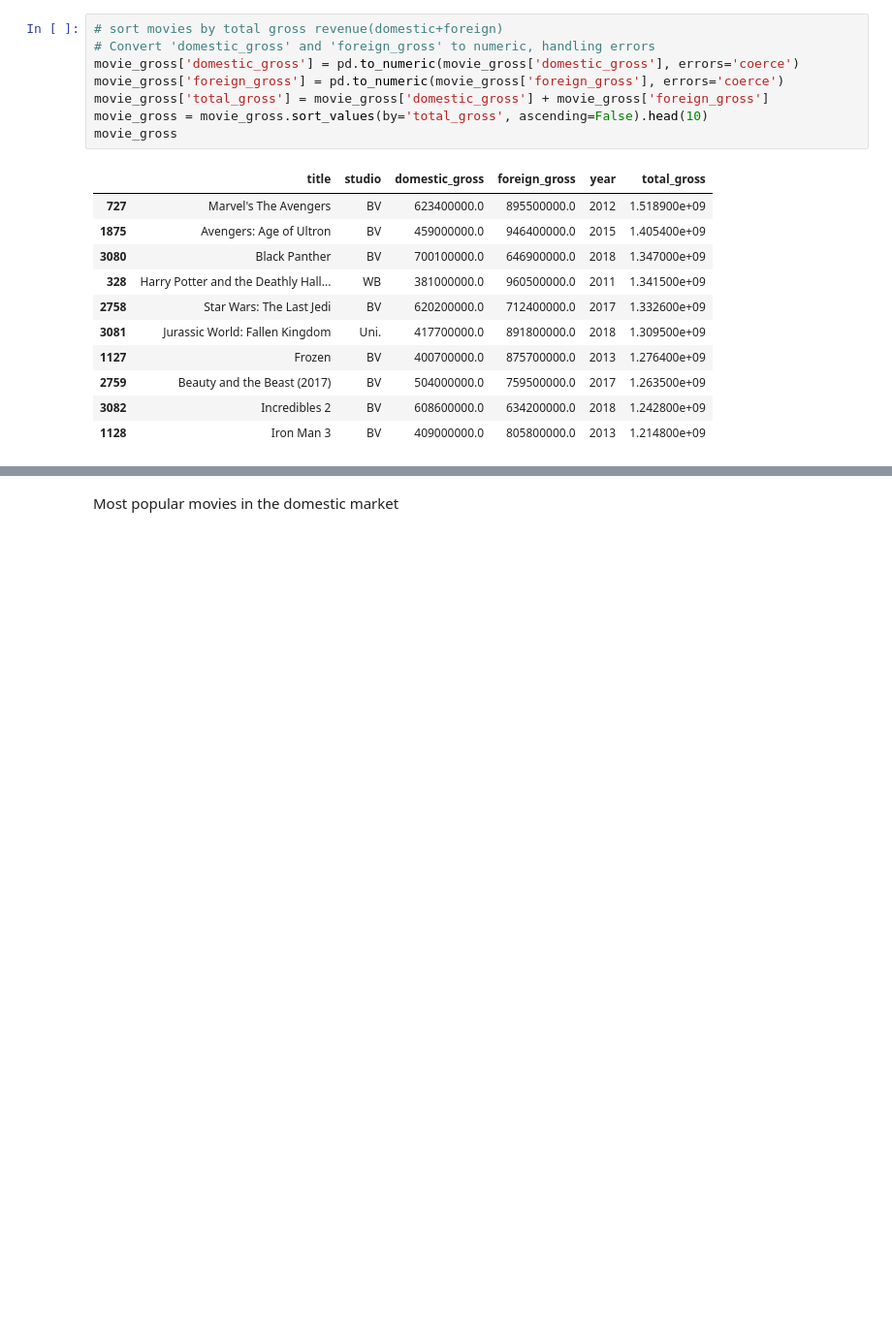
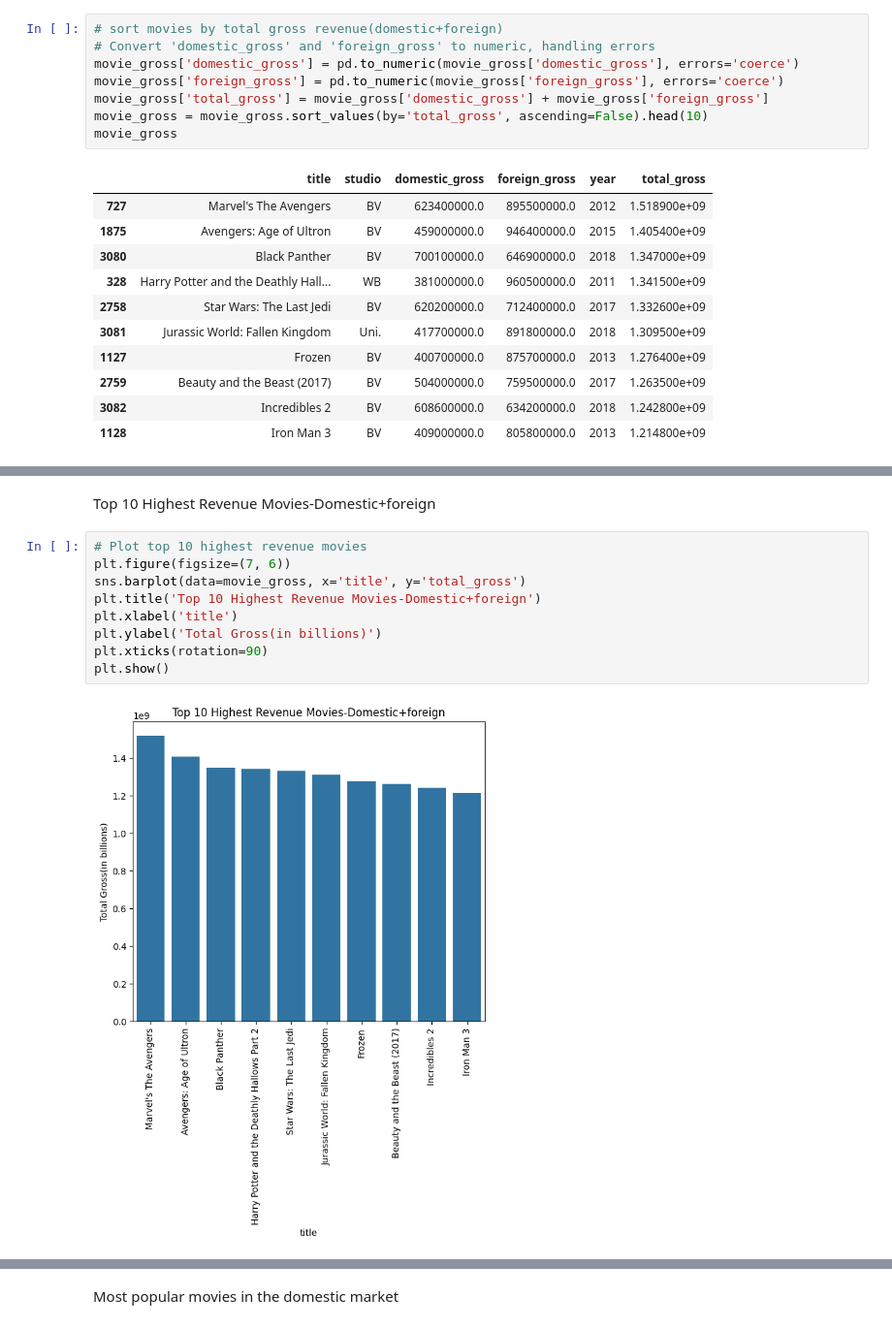
Before and after one commit to SMayienda/sarah_m, a Jupyter notebook: project1.ipynb, the cells around one changed output, grey strips where cells are left out. Shown: that part at 97% size. Saved outputs shown, nothing was run; the diff lists cells and outputs as text; blank space fills up the shorter version.

```diff
--- a/project1.ipynb
+++ b/project1.ipynb
@@ -108,0 +125,13 @@ plt.show()
+# %% [markdown]
+Top 10 Highest Revenue Movies-Domestic+foreign
+# %%
+# Plot top 10 highest revenue movies
+plt.figure(figsize=(7, 6))
+sns.barplot(data=movie_gross, x='title', y='total_gross')
+plt.title('Top 10 Highest Revenue Movies-Domestic+foreign')
+plt.xlabel('title')
+plt.ylabel('Total Gross(in billions)')
+plt.xticks(rotation=90)
+plt.show()
+# %% [output]
+[figure, added]
```
Also changed, not shown: parts of 18 cells of this notebook.
